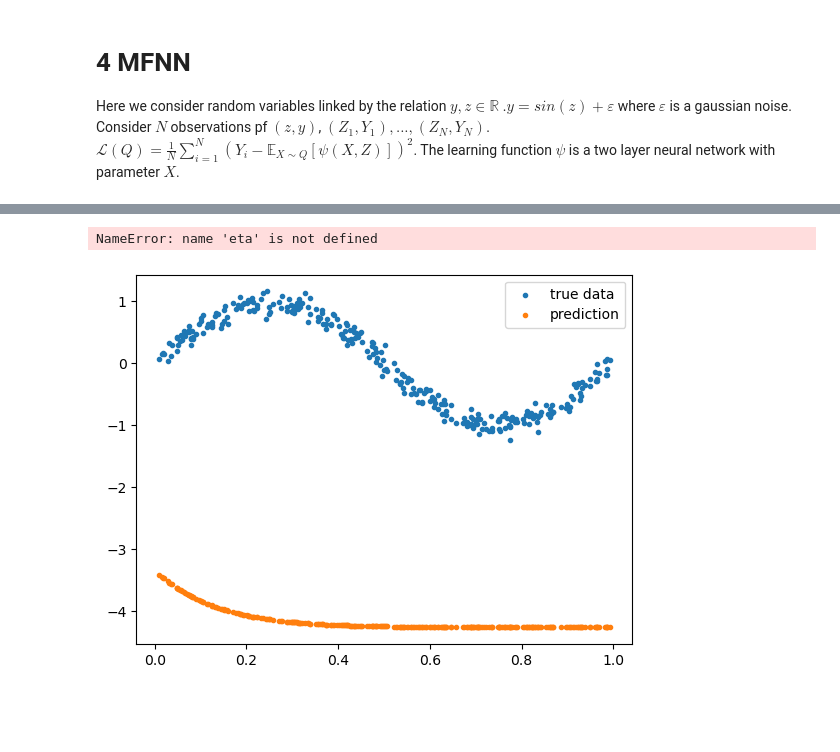
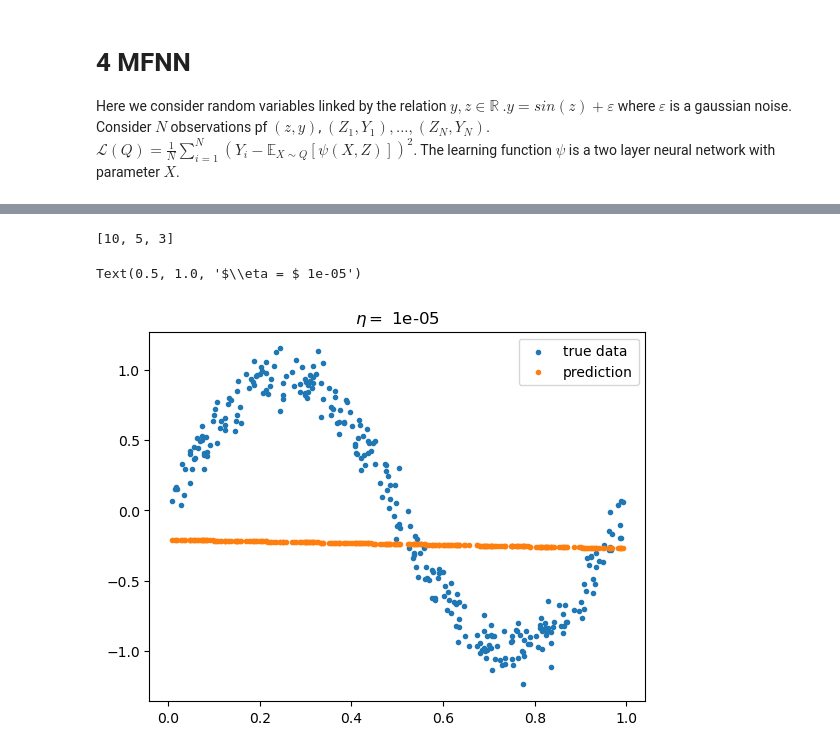
Before and after one commit to congyewang/kgd-code, a Jupyter notebook: vi_notebook.ipynb, the cells around one changed output, grey strips where cells are left out. Saved outputs shown, nothing was run; the diff lists cells and outputs as text; code cells hidden in the pictures; blank space fills up the shorter version.

```diff
--- a/vi_notebook.ipynb
+++ b/vi_notebook.ipynb
@@ -175,6 +160,4 @@ N = 300
 s=1 #input dimension
 key_data = random.PRNGKey(8)
 Z,Y = generate_data(key_data,s, N, noise_std=0.1) # put more noise
-device = jax.devices(device_name)[0]
-Z, Y = jax.device_put((Z, Y), device)
-plt.plot(Z,Y,".")
+#plt.plot(Z,Y,".")
@@ -184,12 +164,74 @@ plt.plot(Z,Y,".")
+# %%
+kernel_name = "IMQ"
+c = jnp.array(1.0)
+b = 3.0
+def k(x,y):
+    return (c**2 + (x-y).dot(x-y))**(-b)
+    #return jnp.dot(x,y)
+
+def q_0(x):
+    d = jax.lax.stop_gradient(len(x))
+    return jnp.exp(-jnp.dot(x,x)/(2*4)) #/ jnp.sqrt((2 * jnp.pi)**d)
+
+
+def esp_forward(X, z):
+    E = jnp.mean(jit(vmap(lambda x : model.apply(unravel_fn(x), z)))(X))
+    return E
+gamma = 100
+def L(X):
+    n = len(X)
+    Esp_forward = vmap(lambda z: esp_forward(X, z))(Z)
+    return gamma * jnp.mean((Esp_forward - Y) ** 2)
+
+
+key = random.PRNGKey(0)
+hidden_dim = 1
+model = f.MLP(hidden_dims=[1], output_dim=1)
+
+params = model.init(key, jnp.ones((s,)))
+flat_params, unravel_fn = ravel_pytree(params)
+d = len(flat_params)
+
+
+k = jit(k)
+q_0 = jit(q_0)
+esp_forward = jit(esp_forward)
+L = jit(L)
+
+VI = VariationalInference(q_0, L, k, d,[10,5,3,4],"relu")
+# %% [output]
+[10, 5, 3]
+# %%
+T = 1000
+n = 50
+eta = 1e-5
+
+
+key = random.PRNGKey(1)
+Theta = VI.run(key,eta,T,1000)
+theta_fin = Theta[-1]
+
+W_fin = random.normal(random.PRNGKey(2), (100, d))
+X_fin = VI.push_T_theta(theta_fin, W_fin)
+# %%
+theta_fin = Theta[-2]
+
+W_fin = random.normal(random.PRNGKey(2), (100, d))
+X_fin = VI.push_T_theta(theta_fin, W_fin)
 # %%
-
-param_test = init_params(random.PRNGKey(4), s, 1) #input dimension, hidden dimension
 plt.figure()
 plt.scatter(Z,Y,label = "true data",marker = ".")
-Y_hat = vmap(lambda z : forward(param_test, z))(Z)
+Y_hat = vmap(lambda z : esp_forward(X_fin, z))(Z)
 plt.scatter(Z,Y_hat,label = "prediction",marker = ".")
 plt.legend()
 plt.title(r"$\eta = $ " + str(eta))
+
+# plt.figure()
+# plt.scatter(Z,Y,label = "true data",marker = ".")
+# Y_hat = vmap(lambda z : esp_forward(X0, z))(Z)
+# plt.scatter(Z,Y_hat,label = "prediction",marker = ".")
+# plt.legend()
+# plt.title(r"$\eta = $ " + str(eta))
 # %% [output]
-NameError: name 'eta' is not defined
+Text(0.5, 1.0, '$\\eta = $ 1e-05')
-[figure, old version]
+[figure, new version]
```
Also changed, not shown: parts of 12 cells of this notebook, 8 other files.
